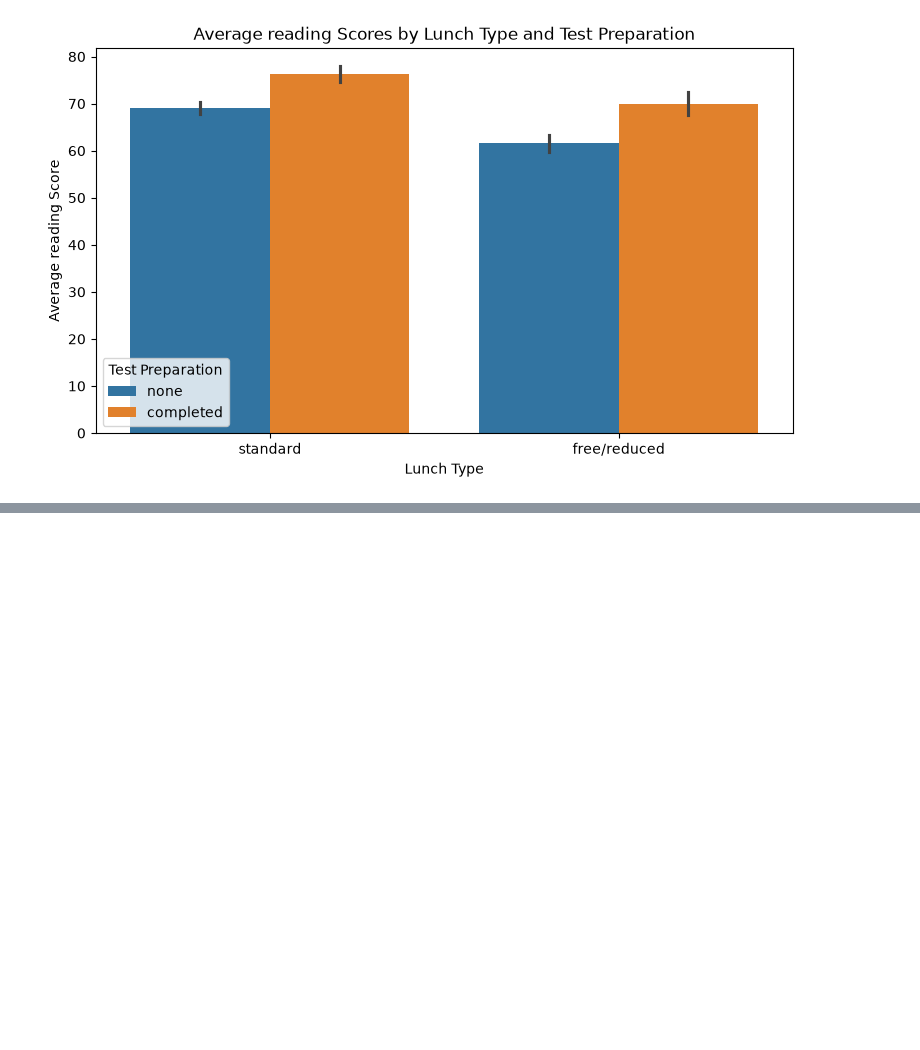
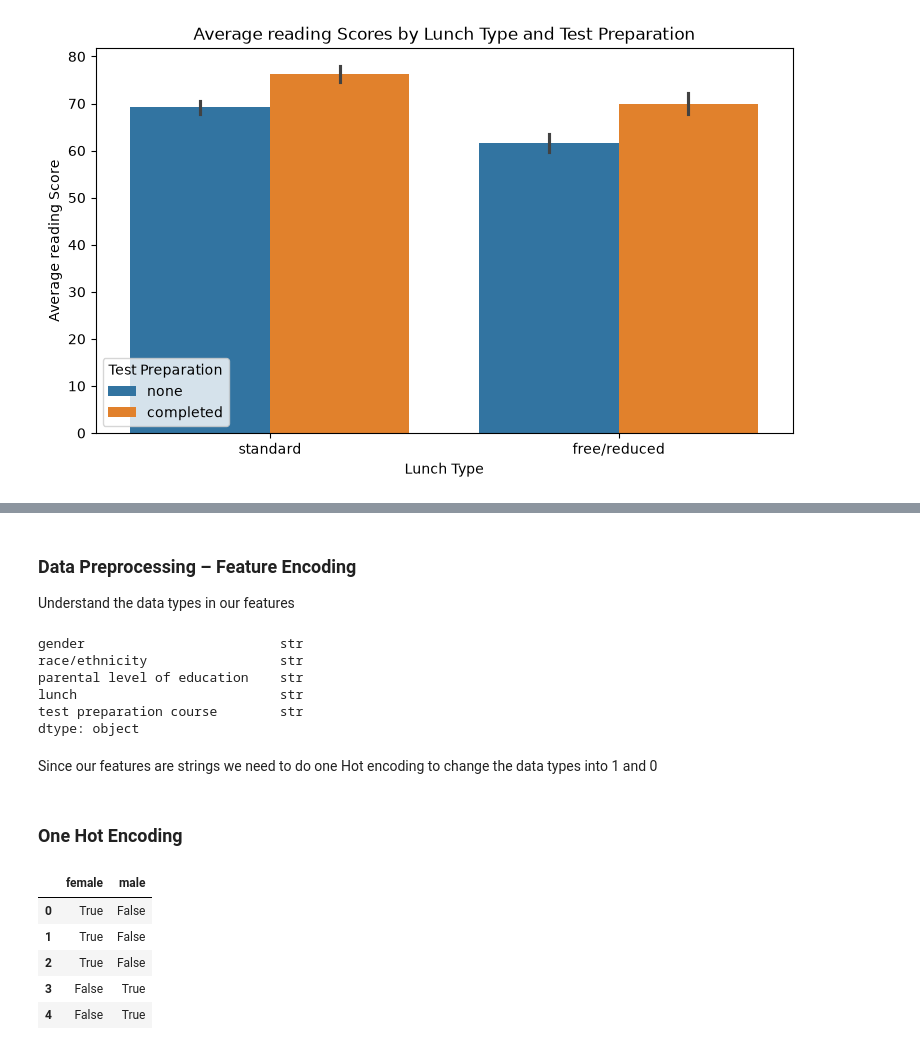
Before and after one commit to kiptochmike/student-exam-performance-eda, a Jupyter notebook: student.ipynb, the cells around one changed output, grey strips where cells are left out. Drawn from its saved outputs; the diff is of its cells as text; code cells hidden in the pictures; blank space fills up the shorter version.

```diff
--- a/student.ipynb
+++ b/student.ipynb
@@ -985,0 +1014,31 @@ plt.show()
+# %% [markdown]
+### Data Preprocessing – Feature Encoding
+Understand the data types in our features
+# %%
+X.dtypes
+# %% [output]
+gender                         str
+race/ethnicity                 str
+parental level of education    str
+lunch                          str
+test preparation course        str
+dtype: object
+# %% [markdown]
+Since our features are strings we need to do one Hot encoding to change the data types into 1 and 0
+# %% [markdown]
+### One Hot Encoding
+# %%
+# Apply One-Hot Encoding to the gender column
+
+gender_encoded = pd.get_dummies(X['gender'])
+
+# Display the encoded data
+
+display(gender_encoded.head())
+# %% [output]
+|  | female | male |
+| 0 | True | False |
+| 1 | True | False |
+| 2 | True | False |
+| 3 | False | True |
+| 4 | False | True |
```
Also changed, not shown: parts of 27 cells of this notebook.
